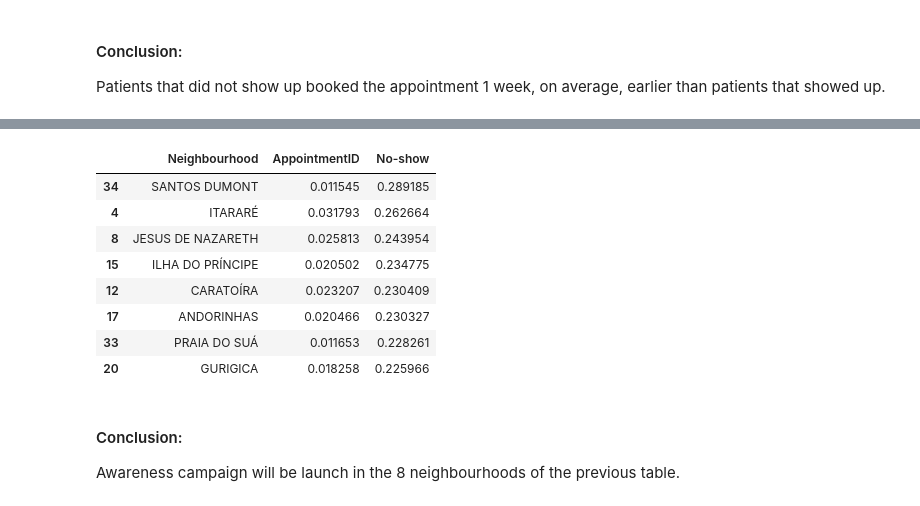
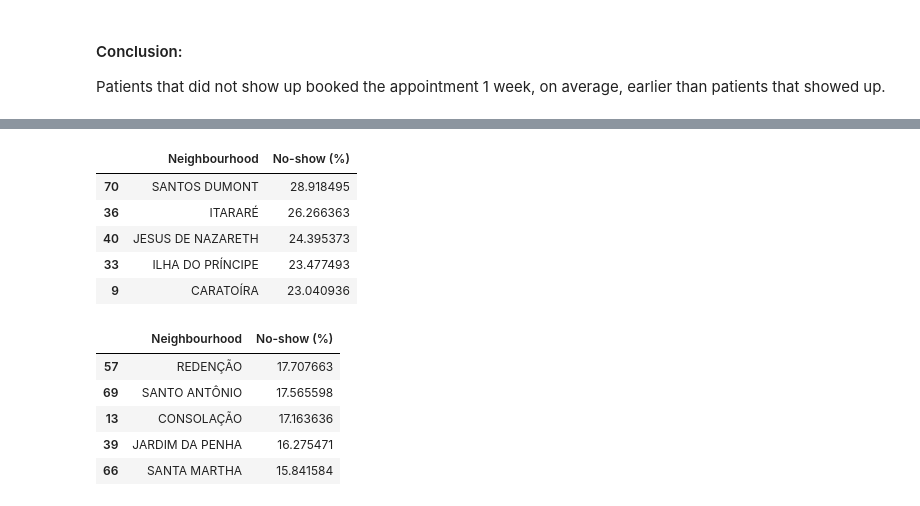
Before and after one commit to javiless/No-show, a Jupyter notebook: NoShow_Appointments.ipynb, the cells around one changed output, grey strips where cells are left out. Drawn from its saved outputs; the diff is of its cells as text; code cells hidden in the pictures.

```diff
--- a/NoShow_Appointments.ipynb
+++ b/NoShow_Appointments.ipynb
@@ -417,9 +420,9 @@ Text(0,0.5,'No-show average')
 # %%
 #No-show mean is calculated by neighbourhood
-Neigh_NoShow = df.groupby('Neighbourhood')['No-show'].mean()
+Neigh_NoShow = df.groupby('Neighbourhood')['No-show'].mean()*100
 # %%
 #Appointment count percentage is calculated by neighbourhood
-Neigh_CountWeight = df.groupby('Neighbourhood')['AppointmentID'].count()/df.shape[0]
+Neigh_CountWeight = df.groupby('Neighbourhood')['AppointmentID'].count()*100/df.shape[0]
 # %%
 #Index is reset
 Neigh_NoShow=Neigh_NoShow.reset_index()
@@ -427,6 +430,6 @@ Neigh_CountWeight=Neigh_CountWeight.reset_index()
 # %%
 #Both dataframes are merged and columns renamed
 Neighbourhood_Stats = Neigh_CountWeight.merge(Neigh_NoShow)
-Neighbourhood_Stats=Neighbourhood_Stats.rename(columns={"AppointmentID":"AppointCount_Weight","No-show":"No-show_Weight"})
+Neighbourhood_Stats=Neighbourhood_Stats.rename(columns={"AppointmentID":"AppointCount (%)","No-show":"No-show (%)"})
 Neighbourhood_Stats.head()
 # %% [output]
@@ -455,20 +462,24 @@ We will do an awareness campaign on 10% of neighbourhoods (=8 neighbourhoods) wh
  - have the highest No-show rate
 # %%
 #Select neighbourhoods with number of appointments > median
-Neigh_mostApp = Neigh[Neigh['AppointmentID']>Neigh['AppointmentID'].median()]
+Neigh_mostApp = Neighbourhood_Stats[Neighbourhood_Stats['AppointCount (%)']>Neighbourhood_Stats['AppointCount (%)'].median()]
 # %%
-#Select 10% (8 neighbourhoods) with highest No-show rate
-Neigh_mostApp.sort_values(by=['No-show'],ascending=False).head(8)
+#Neighbourhoods with highest No-show rate
+Neigh_mostApp[['Neighbourhood','No-show (%)']].sort_values(by='No-show (%)',ascending=False).head(5)
 # %% [output]
-|  | Neighbourhood | AppointmentID | No-show |
-| 34 | SANTOS DUMONT | 0.011545 | 0.289185 |
-| 4 | ITARARÉ | 0.031793 | 0.262664 |
-| 8 | JESUS DE NAZARETH | 0.025813 | 0.243954 |
-| 15 | ILHA DO PRÍNCIPE | 0.020502 | 0.234775 |
-| 12 | CARATOÍRA | 0.023207 | 0.230409 |
-| 17 | ANDORINHAS | 0.020466 | 0.230327 |
-| 33 | PRAIA DO SUÁ | 0.011653 | 0.228261 |
-| 20 | GURIGICA | 0.018258 | 0.225966 |
+|  | Neighbourhood | No-show (%) |
+| 70 | SANTOS DUMONT | 28.918495 |
+| 36 | ITARARÉ | 26.266363 |
+| 40 | JESUS DE NAZARETH | 24.395373 |
+| 33 | ILHA DO PRÍNCIPE | 23.477493 |
+| 9 | CARATOÍRA | 23.040936 |
-# %% [markdown]
-#### Conclusion:
-Awareness campaign will be launch in the 8 neighbourhoods of the previous table.
+# %%
+#Neighbourhoods with lowest No-show rate
+Neigh_mostApp[['Neighbourhood','No-show (%)']].sort_values(by='No-show (%)',ascending=False).tail(5)
+# %% [output]
+|  | Neighbourhood | No-show (%) |
+| 57 | REDENÇÃO | 17.707663 |
+| 69 | SANTO ANTÔNIO | 17.565598 |
+| 13 | CONSOLAÇÃO | 17.163636 |
+| 39 | JARDIM DA PENHA | 16.275471 |
+| 66 | SANTA MARTHA | 15.841584 |
```
Also changed, not shown: parts of 40 cells of this notebook.
